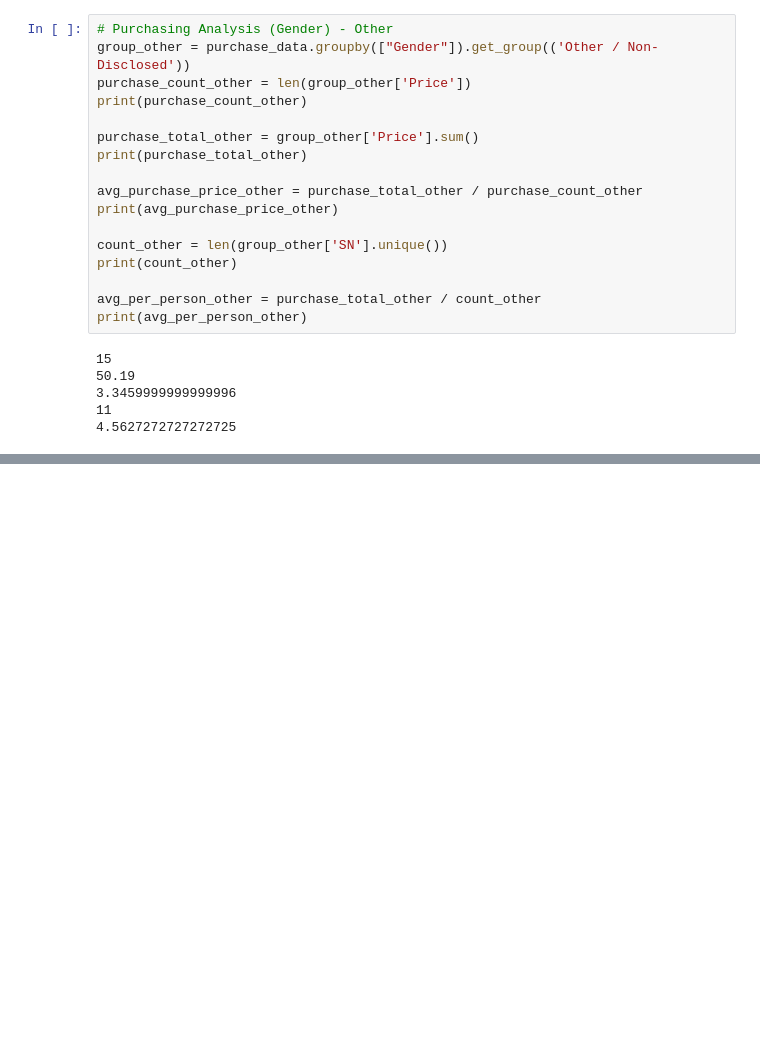
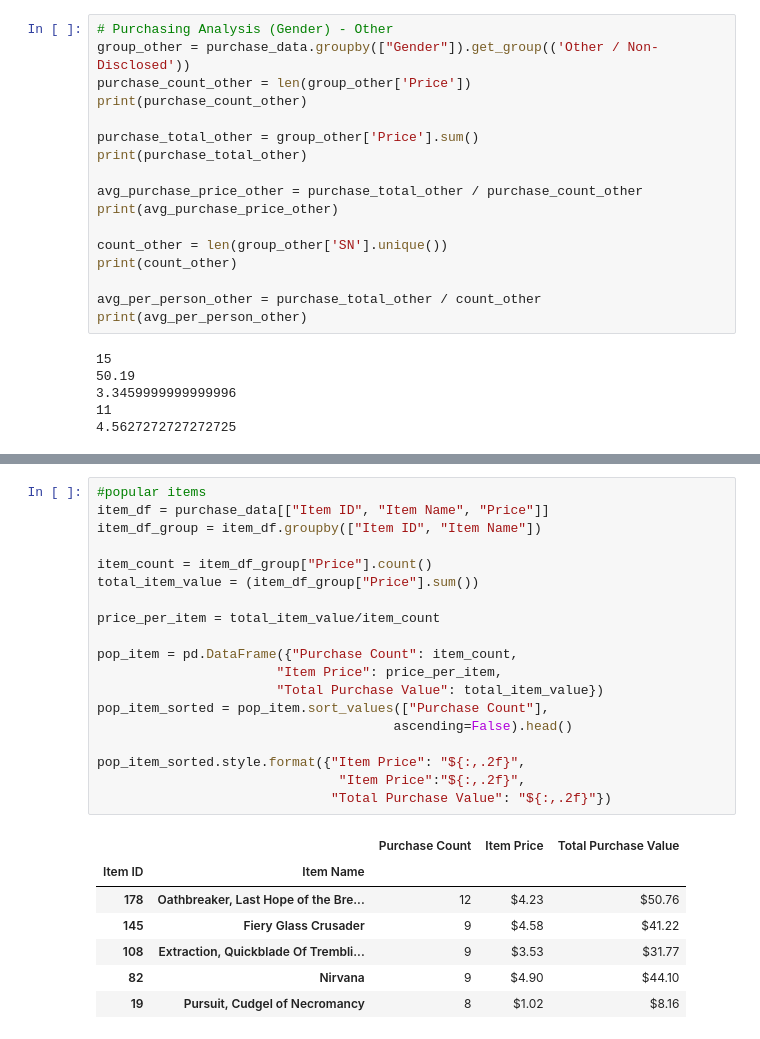
Before and after one commit to dbadong1234/pandas-challenge, a Jupyter notebook: HeroesOfPymoli/Heroes_Of_Pymoli.ipynb, the cells around one changed output, grey strips where cells are left out. Cells and saved outputs as stored; diff of their text form; blank space fills up the shorter version.

```diff
--- a/HeroesOfPymoli/Heroes_Of_Pymoli.ipynb
+++ b/HeroesOfPymoli/Heroes_Of_Pymoli.ipynb
@@ -209,0 +284,27 @@ percent_bin_one
+# %%
+#popular items
+item_df = purchase_data[["Item ID", "Item Name", "Price"]]
+item_df_group = item_df.groupby(["Item ID", "Item Name"])
+
+item_count = item_df_group["Price"].count()
+total_item_value = (item_df_group["Price"].sum())
+
+price_per_item = total_item_value/item_count
+
+pop_item = pd.DataFrame({"Purchase Count": item_count,
+                       "Item Price": price_per_item,
+                       "Total Purchase Value": total_item_value})
+pop_item_sorted = pop_item.sort_values(["Purchase Count"],
+                                      ascending=False).head()
+
+pop_item_sorted.style.format({"Item Price": "${:,.2f}",
+                               "Item Price":"${:,.2f}",
+                              "Total Purchase Value": "${:,.2f}"})
+# %% [output]
+|  |  | Purchase Count | Item Price | Total Purchase Value |
+| Item ID | Item Name |  |  |  |
+| 178 | Oathbreaker, Last Hope of the Bre... | 12 | $4.23 | $50.76 |
+| 145 | Fiery Glass Crusader | 9 | $4.58 | $41.22 |
+| 108 | Extraction, Quickblade Of Trembli... | 9 | $3.53 | $31.77 |
+| 82 | Nirvana | 9 | $4.90 | $44.10 |
+| 19 | Pursuit, Cudgel of Necromancy | 8 | $1.02 | $8.16 |
```
Also changed, not shown: parts of 5 cells of this notebook.
